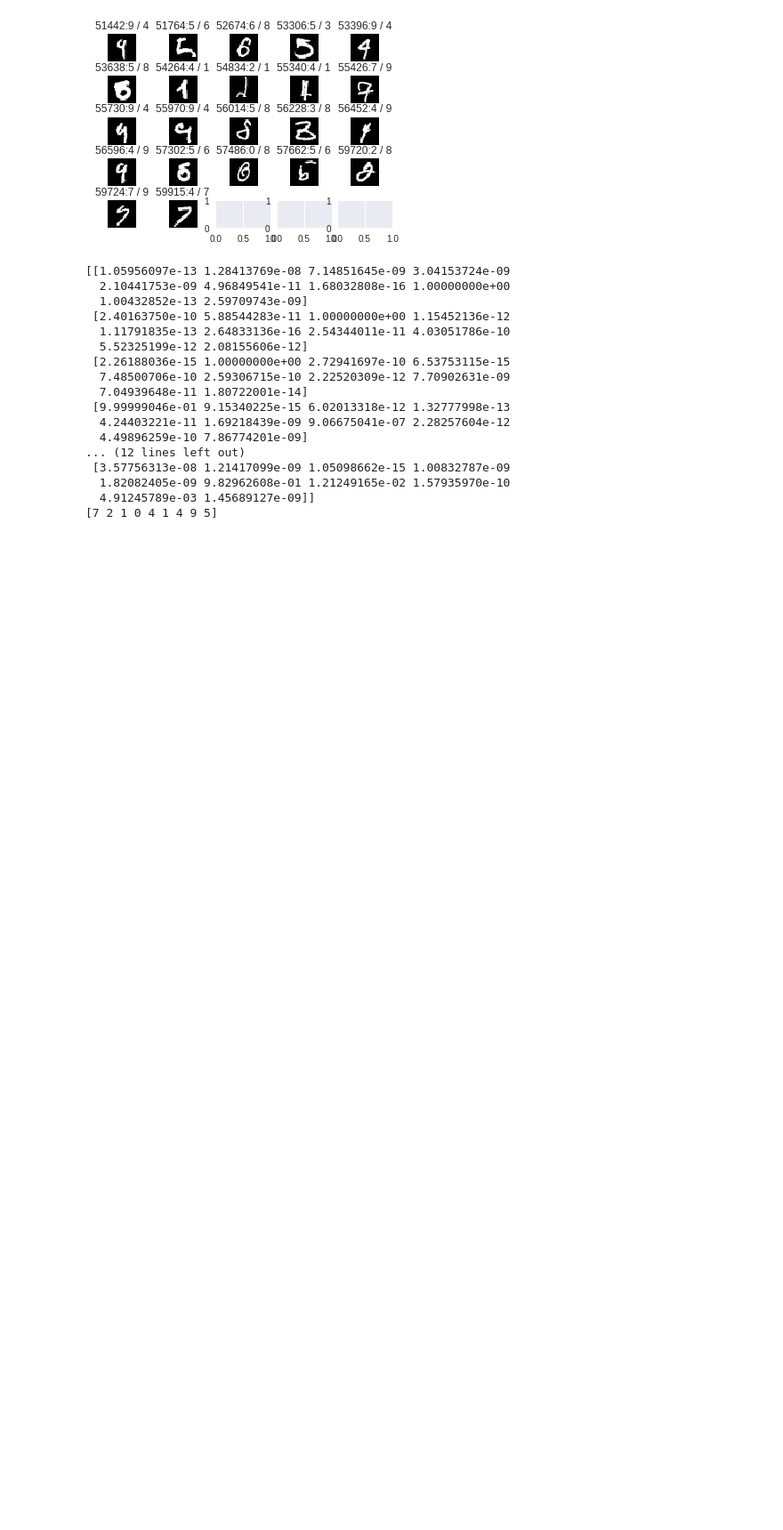
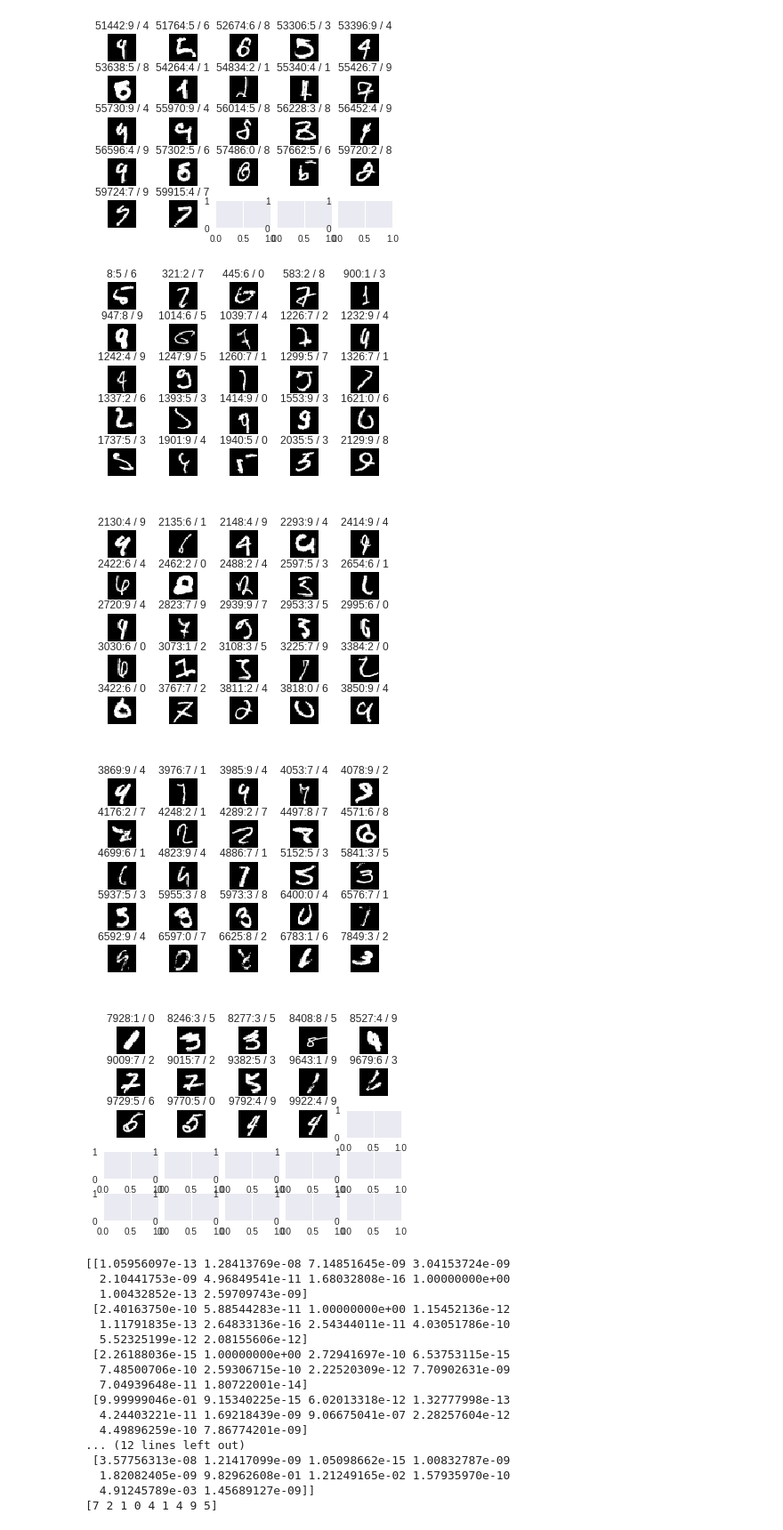
Before and after one commit to vpw/EIP2, a Jupyter notebook: DNN-2nd.ipynb, the cells around one changed output. Shown: that part at 89% size. Drawn from its saved outputs; the diff is of its cells as text; code cells hidden in the pictures; blank space fills up the shorter version.

```diff
--- a/DNN-2nd.ipynb
+++ b/DNN-2nd.ipynb
@@ -236,6 +236,28 @@ for i in range(y_predtr.shape[0]):
 [figure]
 [figure]
 [figure]
+# %%
+mm=0
+for i in range(y_pred.shape[0]):
+  if y_predc[i] != y_test[i]:
+    #print i, y_predc[i], y_test[i]
+
+    mm = mm % 25
+    if mm == 0:
+      fig, ax = plt.subplots(5,5)
+      fig.subplots_adjust(hspace=0.5, wspace=0.1)
+    img=np.array(X_test[i]).reshape((1, 28, 28, 1)).astype(np.float64)
+    r,c = int(mm/5), mm%5
+    #print r,c
+    ax[r,c].imshow(img.reshape((28, 28)), cmap = 'gray')
+    ax[r,c].axis('off')
+    ax[r,c].set_title('%d:%d / %d' % (i,y_test[i], y_predc[i]))
+    mm = mm + 1
+# %% [output]
+[figure, added]
+[figure, added]
+[figure, added]
+[figure, added]
 # %%
 print(y_pred[:9])
 print(y_test[:9])
```
